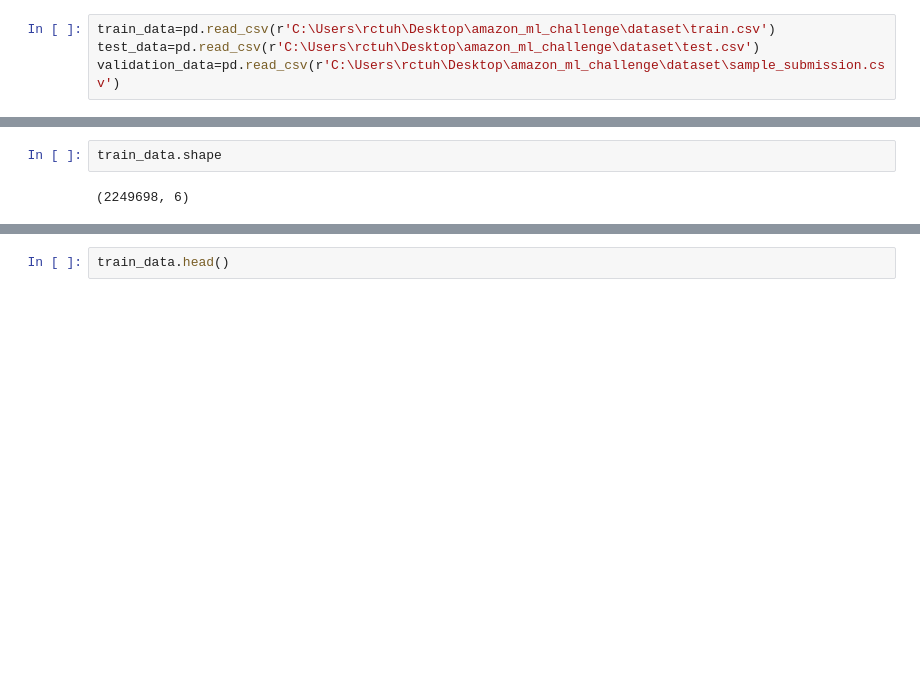
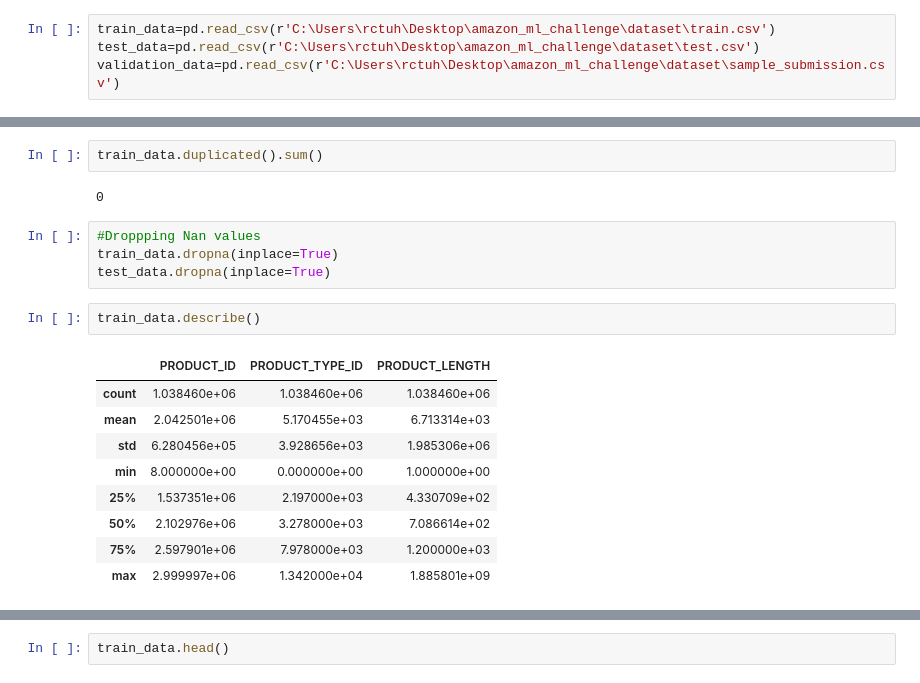
Before and after one commit to artificialcoder02/AmazonMLChallenge2023, a Jupyter notebook: F1_wizards_submission_remote.ipynb, the cells around one changed output, grey strips where cells are left out. Cells and saved outputs as stored; diff of their text form; blank space fills up the shorter version.

```diff
--- a/F1_wizards_submission_remote.ipynb
+++ b/F1_wizards_submission_remote.ipynb
@@ -17,4 +80,20 @@ train_data.head()
+# %%
+train_data.duplicated().sum()
+# %% [output]
+0
+# %%
+#Droppping Nan values
+train_data.dropna(inplace=True)
+test_data.dropna(inplace=True)
 # %%
-train_data.shape
+train_data.describe()
 # %% [output]
-(2249698, 6)
+|  | PRODUCT_ID | PRODUCT_TYPE_ID | PRODUCT_LENGTH |
+| count | 1.038460e+06 | 1.038460e+06 | 1.038460e+06 |
+| mean | 2.042501e+06 | 5.170455e+03 | 6.713314e+03 |
+| std | 6.280456e+05 | 3.928656e+03 | 1.985306e+06 |
+| min | 8.000000e+00 | 0.000000e+00 | 1.000000e+00 |
+| 25% | 1.537351e+06 | 2.197000e+03 | 4.330709e+02 |
+| 50% | 2.102976e+06 | 3.278000e+03 | 7.086614e+02 |
+| 75% | 2.597901e+06 | 7.978000e+03 | 1.200000e+03 |
+| max | 2.999997e+06 | 1.342000e+04 | 1.885801e+09 |
```
Also changed, not shown: parts of 18 cells of this notebook.
